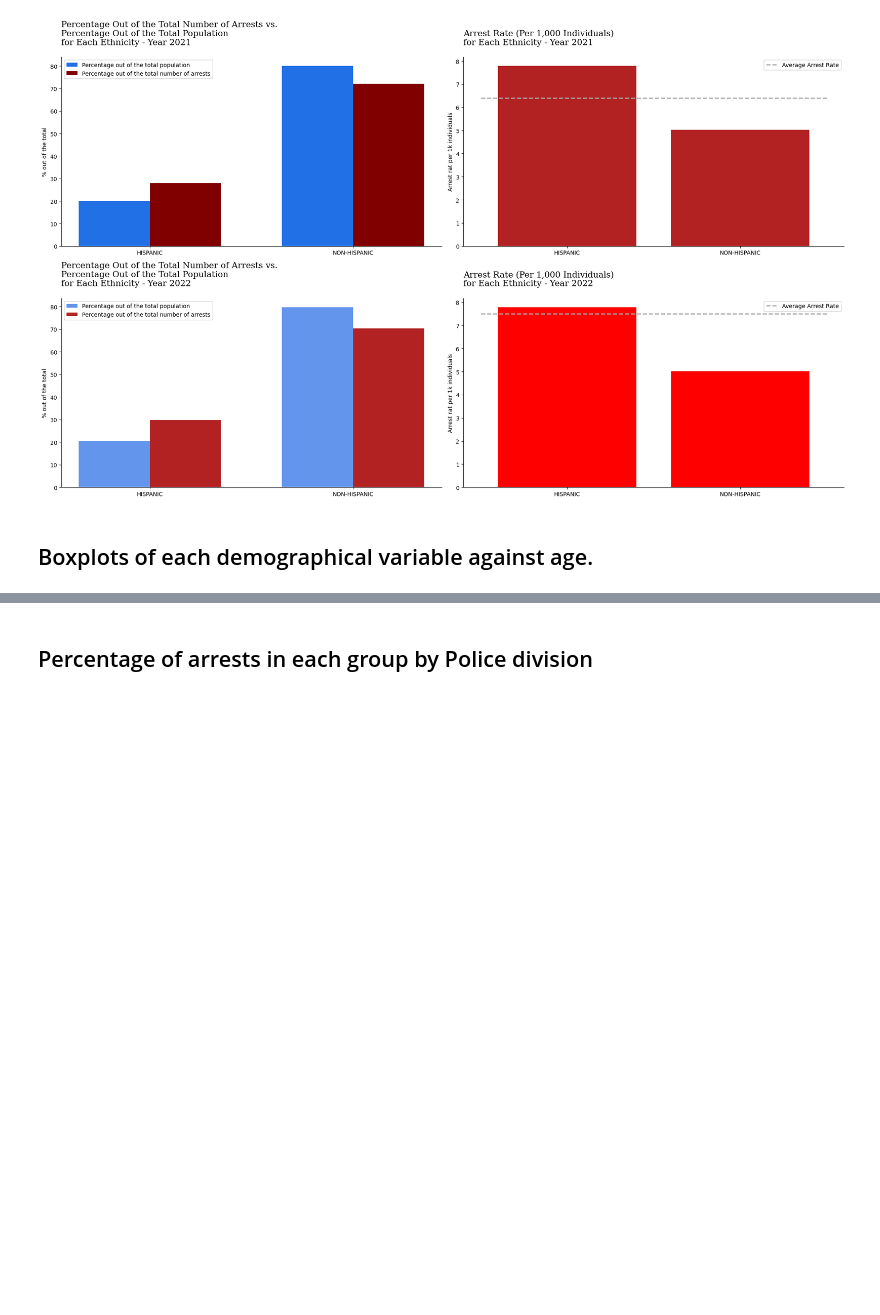
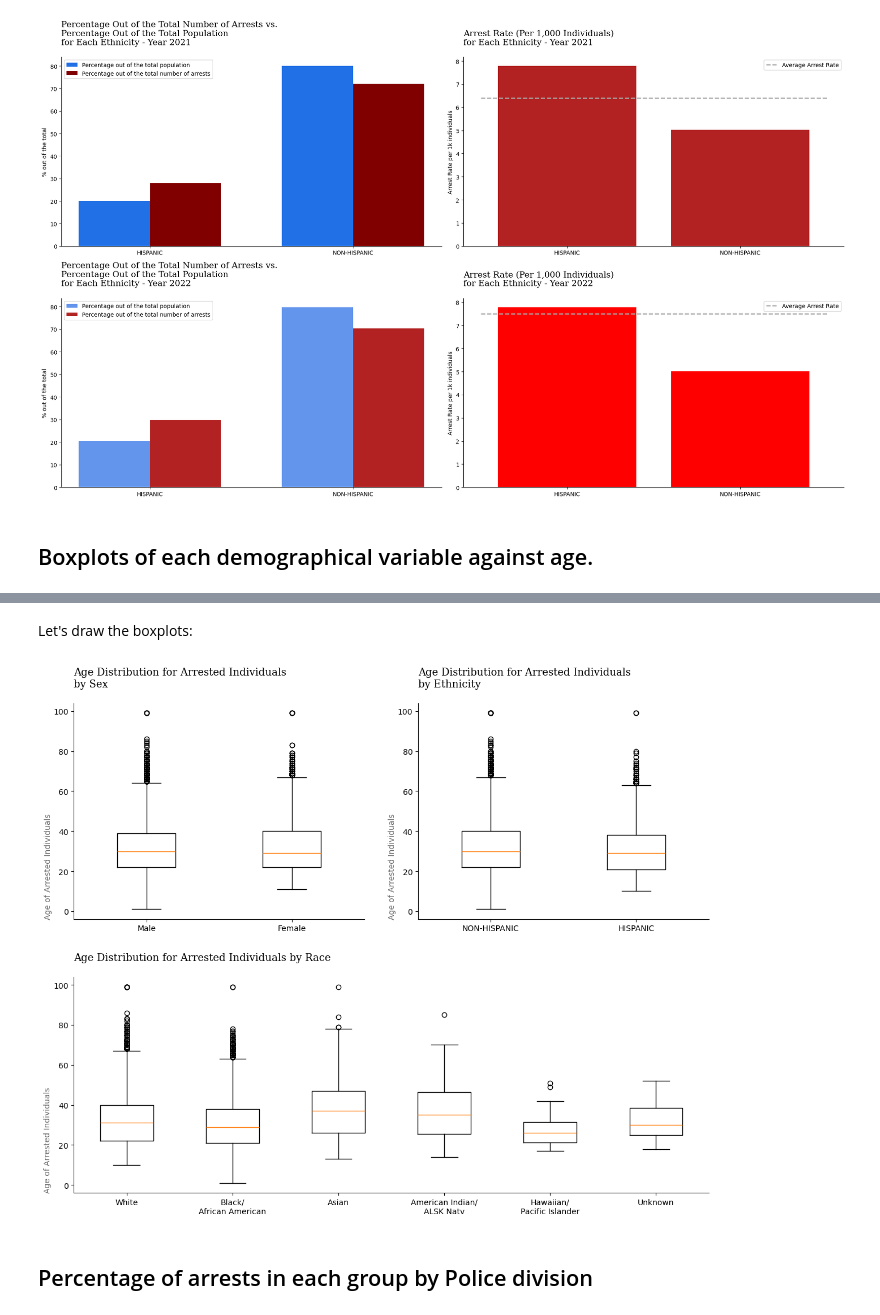
Before and after one commit to emmajslz/eda-project-police-arrest, a Jupyter notebook: police-arrests-montgomery-study.ipynb, the cells around one changed output, grey strips where cells are left out. Drawn from its saved outputs; the diff is of its cells as text; code cells hidden in the pictures; blank space fills up the shorter version.

Commit message:
more changes to demographics plots

```diff
--- a/police-arrests-montgomery-study.ipynb
+++ b/police-arrests-montgomery-study.ipynb
@@ -1865,7 +1866,7 @@ for i in range (2):
     # Plotting the arrest rates
     ax[i][1].bar(xlabels, rates[0], color=colors[i][2])
 
-    ax[i][1].set_ylabel("Arrest rat per 1k individuals")
+    ax[i][1].set_ylabel("Arrest Rate per 1k individuals")
     ax[i][1].set_title(f"Arrest Rate (Per 1,000 Individuals)\nfor Each Sex - Year {years[i]}\n",
                 loc='left', font='serif', size=15)
 
@@ -1983,7 +1984,7 @@ for i in range (2):
     ax[i][1].bar(xlabels, rates[0], color=colors[i][2])
     ax[i][1].tick_params(axis='x', labelrotation=90)
 
-    ax[i][1].set_ylabel("Arrest rat per 1k individuals")
+    ax[i][1].set_ylabel("Arrest Rate per 1k individuals")
     ax[i][1].set_title(f"Arrest Rate (Per 1,000 Individuals)\nfor Each Race - Year {years[i]}\n",
                 loc='left', font='serif', size=15)
 
@@ -2102,7 +2103,7 @@ for i in range (2):
     # Plotting the arrest rates
     ax[i][1].bar(xlabels, rates[0], color=colors[i][2])
 
-    ax[i][1].set_ylabel("Arrest rat per 1k individuals")
+    ax[i][1].set_ylabel("Arrest Rate per 1k individuals")
     ax[i][1].set_title(f"Arrest Rate (Per 1,000 Individuals)\nfor Each Ethnicity - Year {years[i]}\n",
                 loc='left', font='serif', size=15)
 
@@ -2146,6 +2135,6 @@ plt.show()
 # %%
 distribution_of_age_by_race = []
-races = list(arrests['race'].unique())
+races = ['White', 'Black/African American', 'Asian', 'American Indian/ALSK Natv', 'Hawaiian/Pacific Islander', 'Unknown']
 
 for race in races:
     distribution_of_age_by_race.append(arrests[arrests['race'] == race]['age'].values)
@@ -2184,2 +2149,73 @@ plt.show()
+# %% [markdown]
+Let's draw the boxplots:
+# %%
+fig = plt.figure(figsize=(12, 10))
+gs = gridspec.GridSpec(nrows=2, ncols=4)
+
+ax11 = fig.add_subplot(gs[0, :2])
+ax12 = fig.add_subplot(gs[0, 2:])
+ax21 = fig.add_subplot(gs[1, :])
+
+# -------- Sex --------------------------------------------------------
+
+ax11.boxplot(distribution_of_age_by_sex, widths=0.4)
+
+ax11.set_xticks(np.arange(1,len(sexes)+1))
+ax11.set_xticklabels(sexes)
+
+ax11.set_ylabel("Age of Arrested Individuals", color='dimgray', horizontalalignment='left')
+ax11.set_title(f"Age Distribution for Arrested Individuals\nby Sex\n",
+            loc='left', font='serif', size=13)
+
+ax11.xaxis.set_label_coords(0.0, -0.075)
+ax11.yaxis.set_label_coords(-0.075, 0.0)
+
+ax11.spines['top'].set_visible(False)
+ax11.spines['right'].set_visible(False)
+
+# -------- Ethnicity --------------------------------------------------
+
+ax12.boxplot(distribution_of_age_by_ethnicity, widths=0.4)
+
+ax12.set_xticks(np.arange(1,len(ethnicities)+1))
+ax12.set_xticklabels(ethnicities)
+
+ax12.set_ylabel("\n\nAge of Arrested Individuals", color='dimgray', horizontalalignment='left')
+ax12.set_title(f"Age Distribution for Arrested Individuals\nby Ethnicity\n",
+            loc='left', font='serif', size=13)
+
+ax12.xaxis.set_label_coords(0.0, -0.075)
+ax12.yaxis.set_label_coords(-0.075, 0.0)
+
+ax12.spines['top'].set_visible(False)
+ax12.spines['right'].set_visible(False)
+
+# -------- Race -------------------------------------------------------
+
+ax21.boxplot(distribution_of_age_by_race)
+
+ax21.set_xticks(np.arange(1,len(races)+1))
+
+# Let's reformat the x labels for better visualization
+for i in [1,3,4]:
+    races[i] = "/\n".join(races[i].split("/"))
+ax21.set_xticklabels(races)
+
+ax21.set_ylabel("Age of Arrested Individuals", color='dimgray', horizontalalignment='left')
+ax21.set_title(f"\nAge Distribution for Arrested Individuals by Race\n",
+            loc='left', font='serif', size=13)
+
+ax21.xaxis.set_label_coords(0.0, -0.075)
+ax21.yaxis.set_label_coords(-0.035, 0.0)
+
+ax21.spines['top'].set_visible(False)
+ax21.spines['right'].set_visible(False)
+
+# ---------------------------------------------------------------------
+
+plt.tight_layout()
+plt.show()
+# %% [output]
+[figure, added]
 # %% [markdown]
 ## Percentage of arrests in each group by Police division
```
Also changed, not shown: parts of 20 cells of this notebook.
